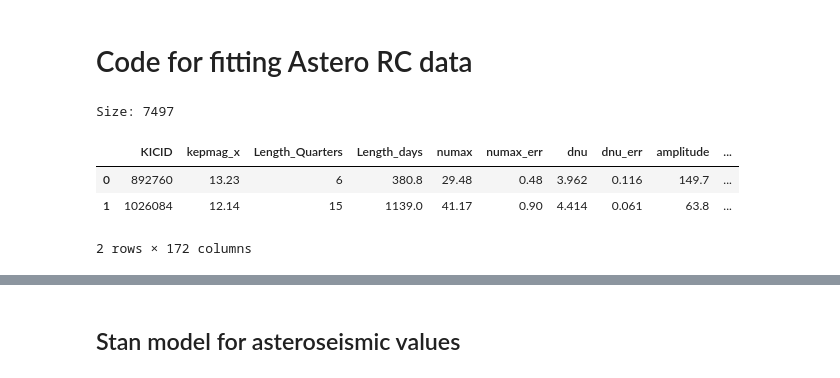
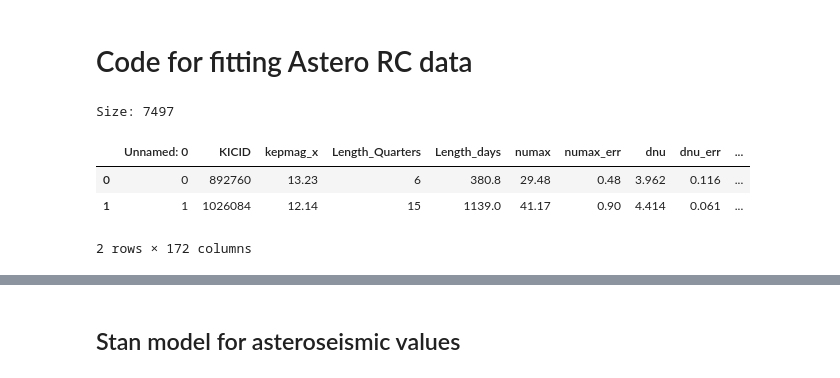
Before and after one commit to ojhall94/GAIA, a Jupyter notebook: hbmm_yu18_ast.ipynb, the cells around one changed output, grey strips where cells are left out. Cells and saved outputs as stored; diff of their text form; code cells hidden in the pictures.

```diff
--- a/hbmm_yu18_ast.ipynb
+++ b/hbmm_yu18_ast.ipynb
@@ -16,22 +16,27 @@ import pystan
 import os
 import pickle
 
+els = True
+
 import sys
 # %%
-def read_data():
-    sfile = '../data/KepxDR2/rcxyu18.csv'
+def read_data(els=False):
+    if els:
+        sfile = '../data/KepxDR2/elsxrcxyu18.csv'
+    else:
+        sfile = '../data/KepxDR2/rcxyu18.csv'
     df = pd.read_csv(sfile)
     return df
 
 def normal(x, mu, sigma):
     return (1/np.sqrt(2*np.pi*sigma**2)) * np.exp(-(x - mu)**2/(2*sigma**2))
 # %%
-df = read_data()
+df = read_data(els)
 print('Size: '+str(len(df)))
 df.head(2)
 # %% [output]
 Size: 7497
-|  | KICID | kepmag_x | Length_Quarters | Length_days | numax | numax_err | dnu | dnu_err | amplitude | ... |
-| 0 | 892760 | 13.23 | 6 | 380.8 | 29.48 | 0.48 | 3.962 | 0.116 | 149.7 | ... |
-| 1 | 1026084 | 12.14 | 15 | 1139.0 | 41.17 | 0.90 | 4.414 | 0.061 | 63.8 | ... |
+|  | Unnamed: 0 | KICID | kepmag_x | Length_Quarters | Length_days | numax | numax_err | dnu | dnu_err | ... |
+| 0 | 0 | 892760 | 13.23 | 6 | 380.8 | 29.48 | 0.48 | 3.962 | 0.116 | ... |
+| 1 | 1 | 1026084 | 12.14 | 15 | 1139.0 | 41.17 | 0.90 | 4.414 | 0.061 | ... |
 2 rows × 172 columns
```
Also changed, not shown: parts of 14 cells of this notebook, 1 other file.
